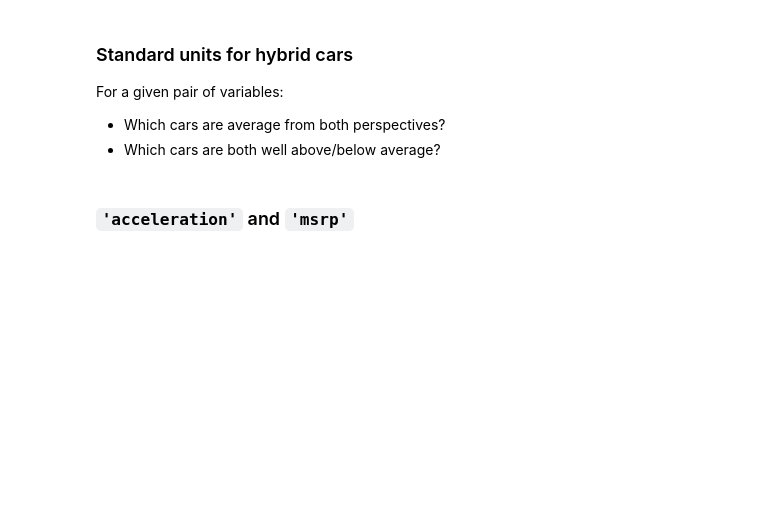
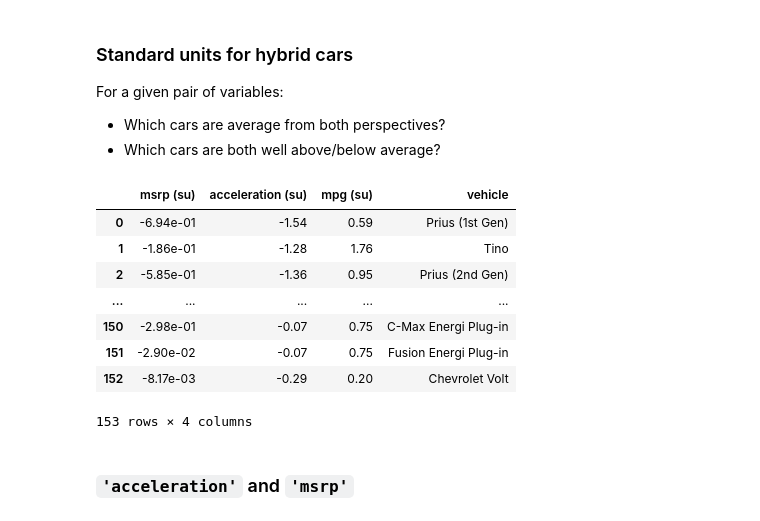
Before and after one commit to dsc-courses/dsc10-2022-su, a Jupyter notebook: lectures/lec24/lec24-live.ipynb, the cells around one changed output. Saved outputs shown, nothing was run; the diff lists cells and outputs as text; code cells hidden in the pictures; blank space fills up the shorter version.

```diff
--- a/lectures/lec24/lec24-live.ipynb
+++ b/lectures/lec24/lec24-live.ipynb
@@ -131,7 +147,7 @@ Afetr writing `standard_units`, the `standardize` function should work.
 # %%
 def standard_units(any_numbers):
     "Convert any array of numbers to standard units."
-    ...
+    return (any_numbers - any_numbers.mean()) / np.std(any_numbers)
 # %%
 def standardize(df):
     """Return a DataFrame in which all columns of df are converted to standard units."""
@@ -154,3 +177,18 @@ hybrid_su
+# %%
+hybrid_su = (standardize(hybrid.get(['msrp', 'acceleration', 'mpg']))
+             .assign(vehicle=hybrid.get('vehicle'))
+            )
+hybrid_su
+# %% [output]
+|  | msrp (su) | acceleration (su) | mpg (su) | vehicle |
+| 0 | -6.94e-01 | -1.54 | 0.59 | Prius (1st Gen) |
+| 1 | -1.86e-01 | -1.28 | 1.76 | Tino |
+| 2 | -5.85e-01 | -1.36 | 0.95 | Prius (2nd Gen) |
+| ... | ... | ... | ... | ... |
+| 150 | -2.98e-01 | -0.07 | 0.75 | C-Max Energi Plug-in |
+| 151 | -2.90e-02 | -0.07 | 0.75 | Fusion Energi Plug-in |
+| 152 | -8.17e-03 | -0.29 | 0.20 | Chevrolet Volt |
+153 rows × 4 columns
 # %% [markdown]
 ### `'acceleration'` and `'msrp'`
 # %%
```
Also changed, not shown: parts of 33 cells of this notebook, 7 other files.
